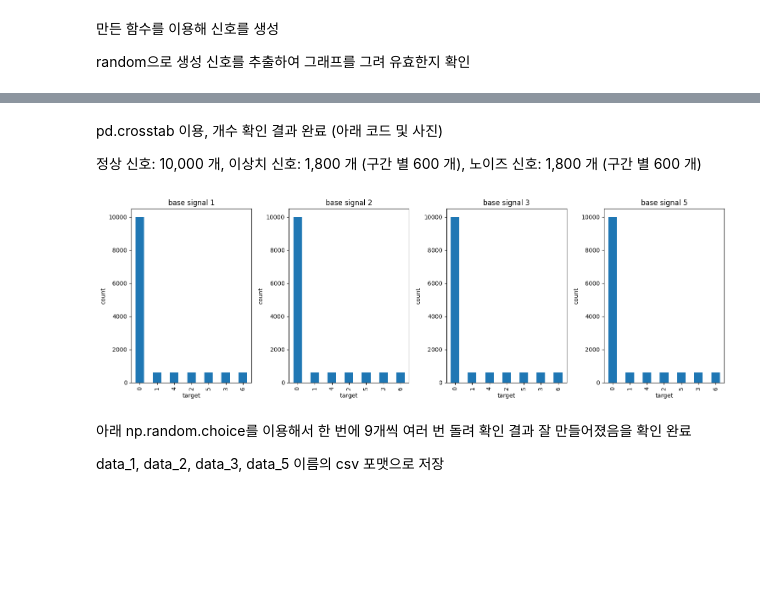
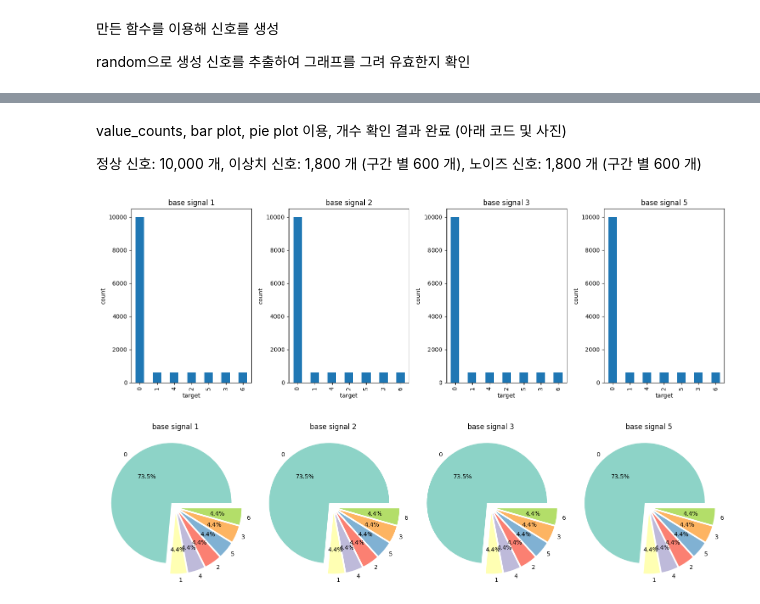
Before and after one commit to rkdeowk/STUDY, a Jupyter notebook: AI/daewon/script_target.ipynb, the cells around one changed output, grey strips where cells are left out. Cells and saved outputs as stored; diff of their text form; code cells hidden in the pictures; blank space fills up the shorter version.

```diff
--- a/AI/daewon/script_target.ipynb
+++ b/AI/daewon/script_target.ipynb
@@ -255,26 +264,38 @@ for signal_idx, signal in base_signal_dict.items():
 
     total_dict[signal_idx] = df
 # %% [markdown]
-pd.crosstab 이용, 개수 확인 결과 완료 (아래 코드 및 사진)
+value_counts, bar plot, pie plot 이용, 개수 확인 결과 완료 (아래 코드 및 사진)
 
 정상 신호: 10,000 개, 이상치 신호: 1,800 개 (구간 별 600 개), 노이즈 신호: 1,800 개 (구간 별 600 개)
+# %%
+import matplotlib.cm as cm
+
+colors = cm.Set3.colors
 # %%
 plt.figure(figsize=(15, 5))
 for i, (key, value) in enumerate(total_dict.items(), start=1):
     plt.subplot(1, len(total_dict), i)
 
     x = total_dict[1]['target'].value_counts().index
     y = total_dict[1]['target'].value_counts().values
     total_dict[1]['target'].value_counts().plot(kind='bar', stacked=True, ax=plt.gca())
 
     plt.title(f'base signal {key}')
     plt.xlabel('target')
     plt.ylabel('count')
 plt.tight_layout()
 plt.show()
+
+plt.figure(figsize=(15, 5))
+for i, (key, value) in enumerate(total_dict.items(), start=1):
+    plt.subplot(1, len(total_dict), i)
+
+    counts = total_dict[key]['target'].value_counts()
+    explode = [0.1] * len(counts)
+    plt.pie(counts, labels=counts.index, autopct='%1.1f%%', explode=explode, colors=colors)
+    plt.title(f'base signal {key}')
+plt.tight_layout()
+plt.show()
 # %% [output]
 [figure]
+[figure, added]
-# %% [markdown]
-아래 np.random.choice를 이용해서 한 번에 9개씩 여러 번 돌려 확인 결과 잘 만들어졌음을 확인 완료
-
-data_1, data_2, data_3, data_5 이름의 csv 포맷으로 저장
```
Also changed, not shown: parts of 54 cells of this notebook.
